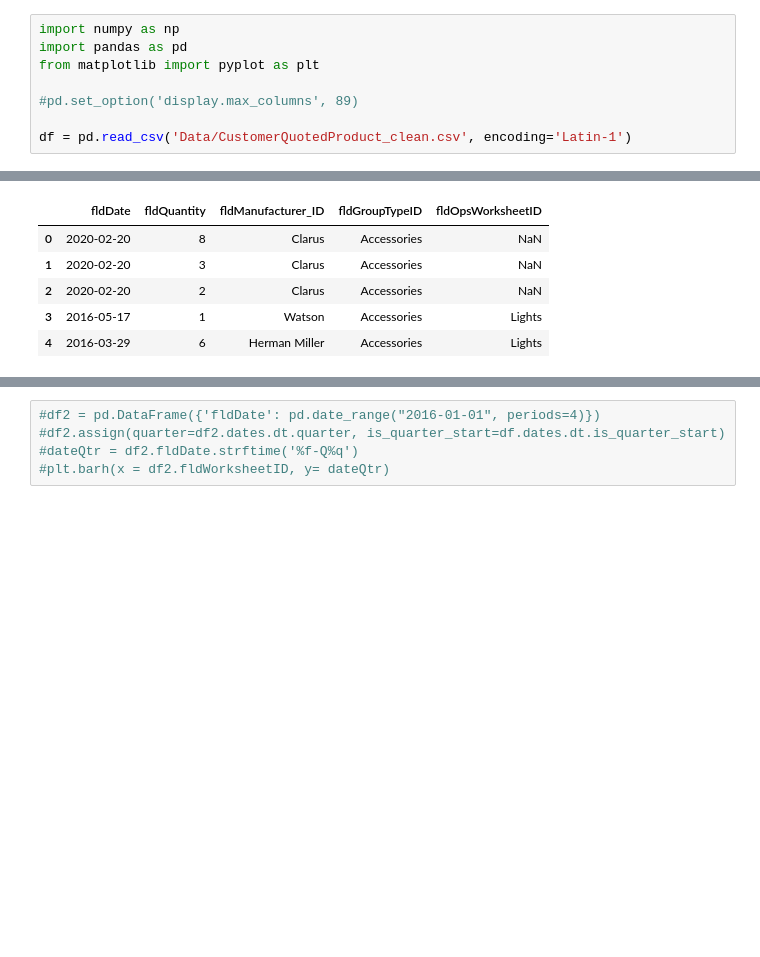
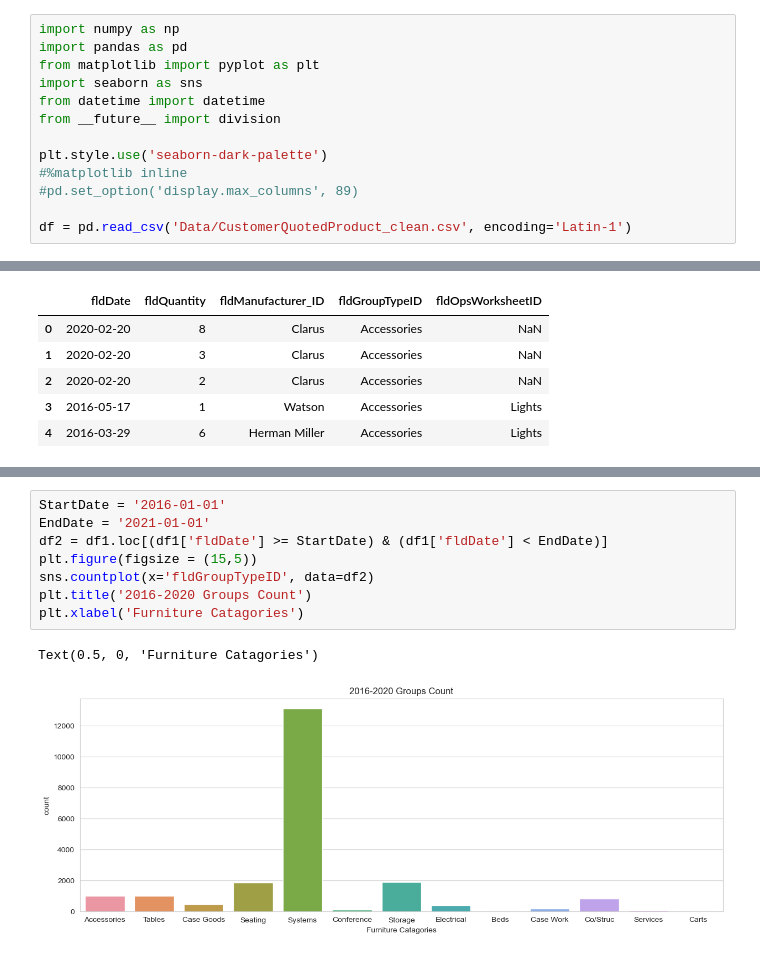
Before and after one commit to Alum-Truetime/OHMS_Data_Analysis, a Jupyter notebook: OHMS_Python/Capstone_Data_Analysis.ipynb, the cells around one changed output, grey strips where cells are left out. Saved outputs shown, nothing was run; the diff lists cells and outputs as text; blank space fills up the shorter version.

Commit message:
Learning Seaborn and Matplotlib

```diff
--- a/OHMS_Python/Capstone_Data_Analysis.ipynb
+++ b/OHMS_Python/Capstone_Data_Analysis.ipynb
@@ -2,7 +2,12 @@
 import numpy as np
 import pandas as pd
 from matplotlib import pyplot as plt
+import seaborn as sns
+from datetime import datetime
+from __future__ import division
 
+plt.style.use('seaborn-dark-palette')
+#%matplotlib inline
 #pd.set_option('display.max_columns', 89)
 
 df = pd.read_csv('Data/CustomerQuotedProduct_clean.csv', encoding='Latin-1')
@@ -53,5 +60,11 @@ memory usage: 896.7+ KB
-# %%
-#df2 = pd.DataFrame({'fldDate': pd.date_range("2016-01-01", periods=4)})
-#df2.assign(quarter=df2.dates.dt.quarter, is_quarter_start=df.dates.dt.is_quarter_start)
-#dateQtr = df2.fldDate.strftime('%f-Q%q')
-#plt.barh(x = df2.fldWorksheetID, y= dateQtr)
+# %%
+StartDate = '2016-01-01'
+EndDate = '2021-01-01'
+df2 = df1.loc[(df1['fldDate'] >= StartDate) & (df1['fldDate'] < EndDate)]
+plt.figure(figsize = (15,5))
+sns.countplot(x='fldGroupTypeID', data=df2)
+plt.title('2016-2020 Groups Count')
+plt.xlabel('Furniture Catagories')
+# %% [output]
+Text(0.5, 0, 'Furniture Catagories')
+[figure, added]
```
Also changed, not shown: parts of 5 cells of this notebook, 5 other files.
